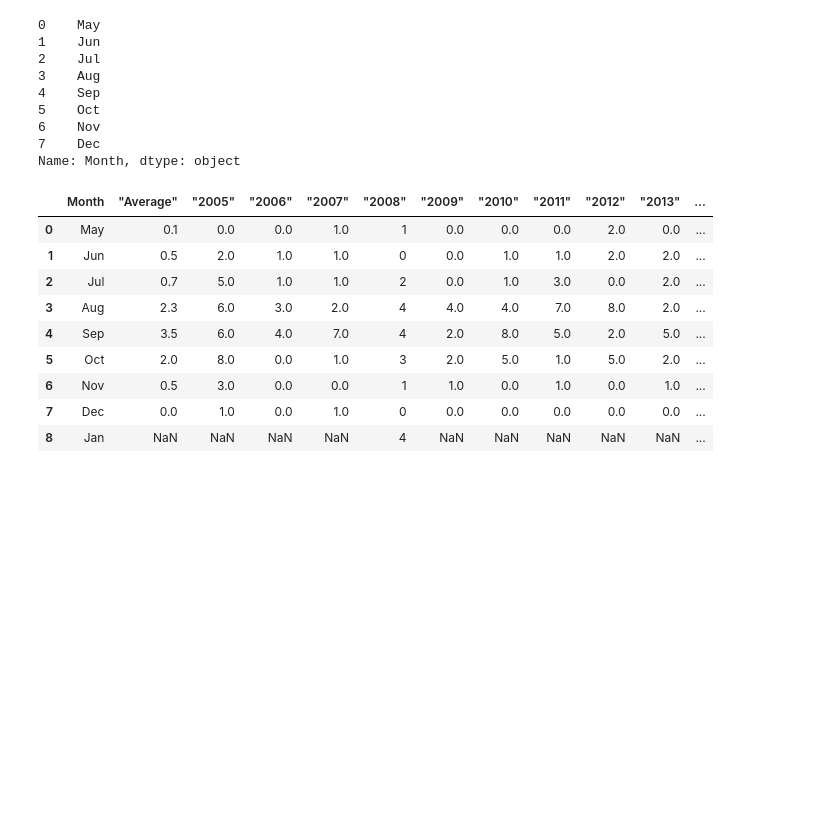
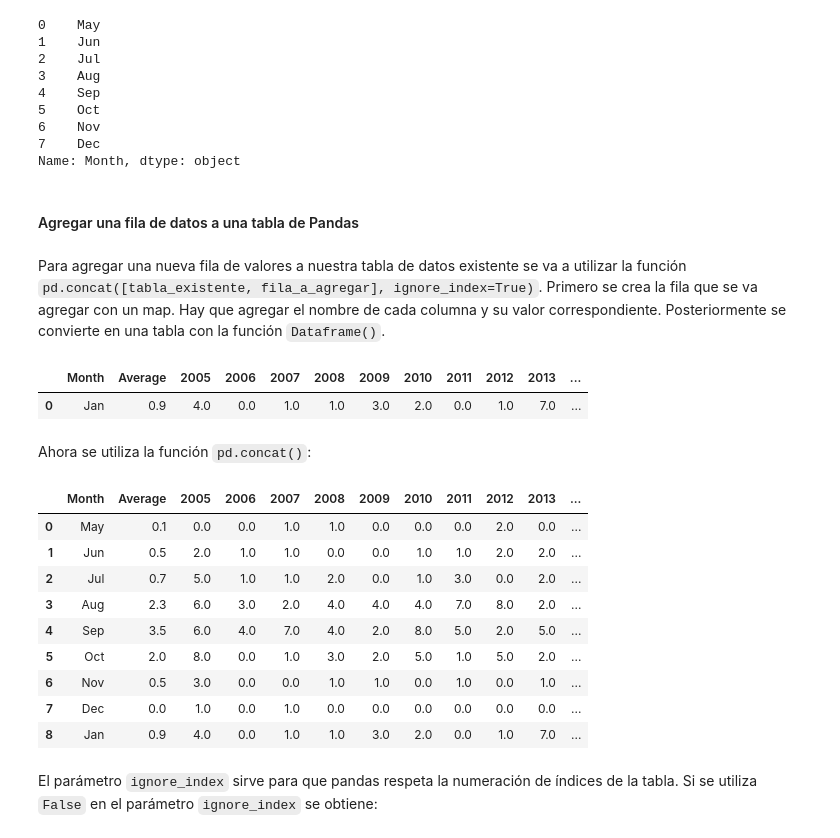
Before and after one commit to Matematicas-Aplicadas-y-Geociencias/Docencia, a Jupyter notebook: programas_en_desarrollo/python_projects/taller_investigacion_ciencias_ambientales/src/taller_expres_pandas.ipynb, the cells around one changed output. Drawn from its saved outputs; the diff is of its cells as text; code cells hidden in the pictures; blank space fills up the shorter version.

Commit message:
Punto de control: Se adelante taller miscelaneo de pandas.

```diff
--- a/programas_en_desarrollo/python_projects/taller_investigacion_ciencias_ambientales/src/taller_expres_pandas.ipynb
+++ b/programas_en_desarrollo/python_projects/taller_investigacion_ciencias_ambientales/src/taller_expres_pandas.ipynb
@@ -13,4 +16,4 @@ import matplotlib.pyplot as plt
 # %%
-tabla = pd.read_csv('../hurricanes.csv')
+tabla = pd.read_csv('../csv_files/hurricanes.csv')
 tabla
 # %% [output]
@@ -52,18 +49,44 @@ tabla[encabezados[0]] # en vez de tabla['Month']
 6    Nov
 7    Dec
 Name: Month, dtype: object
+# %% [markdown]
+#### Agregar una fila de datos a una tabla de Pandas
+# %% [markdown]
+Para agregar una nueva fila de valores a nuestra tabla de datos existente se va a utilizar la función `pd.concat([tabla_existente, fila_a_agregar], ignore_index=True)`. Primero se crea la fila que se va agregar con un map. Hay que agregar el nombre de cada columna y su valor correspondiente. Posteriormente se convierte en una tabla con la función `Dataframe()`.
+# %%
+row = {'Month': ['Jan'],
+       'Average': [0.9],
+       '2005': [4.0],
+       '2006': [0.0],
+       '2007': [1.0],
+       '2008': [1.0],
+       '2009': [3.0],
+       '2010': [2.0],
+       '2011': [0.0],
+       '2012': [1.0],
+       '2013': [7.0],
+       '2014': [6.0],
+       '2015': [8.0]}
+row = pd.DataFrame(row)
+row
+# %% [output]
+|  | Month | Average | 2005 | 2006 | 2007 | 2008 | 2009 | 2010 | 2011 | 2012 | 2013 | ... |
+| 0 | Jan | 0.9 | 4.0 | 0.0 | 1.0 | 1.0 | 3.0 | 2.0 | 0.0 | 1.0 | 7.0 | ... |
+# %% [markdown]
+Ahora se utiliza la función `pd.concat()`:
 # %%
-row = pd.DataFrame({encabezados[0]: ['Jan'], encabezados[5]: [4]})
 tabla = pd.concat([tabla, row], ignore_index=True)
 tabla
 # %% [output]
-|  | Month | "Average" | "2005" | "2006" | "2007" | "2008" | "2009" | "2010" | "2011" | "2012" | "2013" | ... |
-| 0 | May | 0.1 | 0.0 | 0.0 | 1.0 | 1 | 0.0 | 0.0 | 0.0 | 2.0 | 0.0 | ... |
-| 1 | Jun | 0.5 | 2.0 | 1.0 | 1.0 | 0 | 0.0 | 1.0 | 1.0 | 2.0 | 2.0 | ... |
-| 2 | Jul | 0.7 | 5.0 | 1.0 | 1.0 | 2 | 0.0 | 1.0 | 3.0 | 0.0 | 2.0 | ... |
-| 3 | Aug | 2.3 | 6.0 | 3.0 | 2.0 | 4 | 4.0 | 4.0 | 7.0 | 8.0 | 2.0 | ... |
-| 4 | Sep | 3.5 | 6.0 | 4.0 | 7.0 | 4 | 2.0 | 8.0 | 5.0 | 2.0 | 5.0 | ... |
-| 5 | Oct | 2.0 | 8.0 | 0.0 | 1.0 | 3 | 2.0 | 5.0 | 1.0 | 5.0 | 2.0 | ... |
-| 6 | Nov | 0.5 | 3.0 | 0.0 | 0.0 | 1 | 1.0 | 0.0 | 1.0 | 0.0 | 1.0 | ... |
-| 7 | Dec | 0.0 | 1.0 | 0.0 | 1.0 | 0 | 0.0 | 0.0 | 0.0 | 0.0 | 0.0 | ... |
-| 8 | Jan | NaN | NaN | NaN | NaN | 4 | NaN | NaN | NaN | NaN | NaN | ... |
+|  | Month | Average | 2005 | 2006 | 2007 | 2008 | 2009 | 2010 | 2011 | 2012 | 2013 | ... |
+| 0 | May | 0.1 | 0.0 | 0.0 | 1.0 | 1.0 | 0.0 | 0.0 | 0.0 | 2.0 | 0.0 | ... |
+| 1 | Jun | 0.5 | 2.0 | 1.0 | 1.0 | 0.0 | 0.0 | 1.0 | 1.0 | 2.0 | 2.0 | ... |
+| 2 | Jul | 0.7 | 5.0 | 1.0 | 1.0 | 2.0 | 0.0 | 1.0 | 3.0 | 0.0 | 2.0 | ... |
+| 3 | Aug | 2.3 | 6.0 | 3.0 | 2.0 | 4.0 | 4.0 | 4.0 | 7.0 | 8.0 | 2.0 | ... |
+| 4 | Sep | 3.5 | 6.0 | 4.0 | 7.0 | 4.0 | 2.0 | 8.0 | 5.0 | 2.0 | 5.0 | ... |
+| 5 | Oct | 2.0 | 8.0 | 0.0 | 1.0 | 3.0 | 2.0 | 5.0 | 1.0 | 5.0 | 2.0 | ... |
+| 6 | Nov | 0.5 | 3.0 | 0.0 | 0.0 | 1.0 | 1.0 | 0.0 | 1.0 | 0.0 | 1.0 | ... |
+| 7 | Dec | 0.0 | 1.0 | 0.0 | 1.0 | 0.0 | 0.0 | 0.0 | 0.0 | 0.0 | 0.0 | ... |
+| 8 | Jan | 0.9 | 4.0 | 0.0 | 1.0 | 1.0 | 3.0 | 2.0 | 0.0 | 1.0 | 7.0 | ... |
+# %% [markdown]
+El parámetro `ignore_index` sirve para que pandas respeta la numeración de índices de la tabla. Si se utiliza `False` en el parámetro `ignore_index` se obtiene:
```
Also changed, not shown: parts of 34 cells of this notebook, 8 other files.
